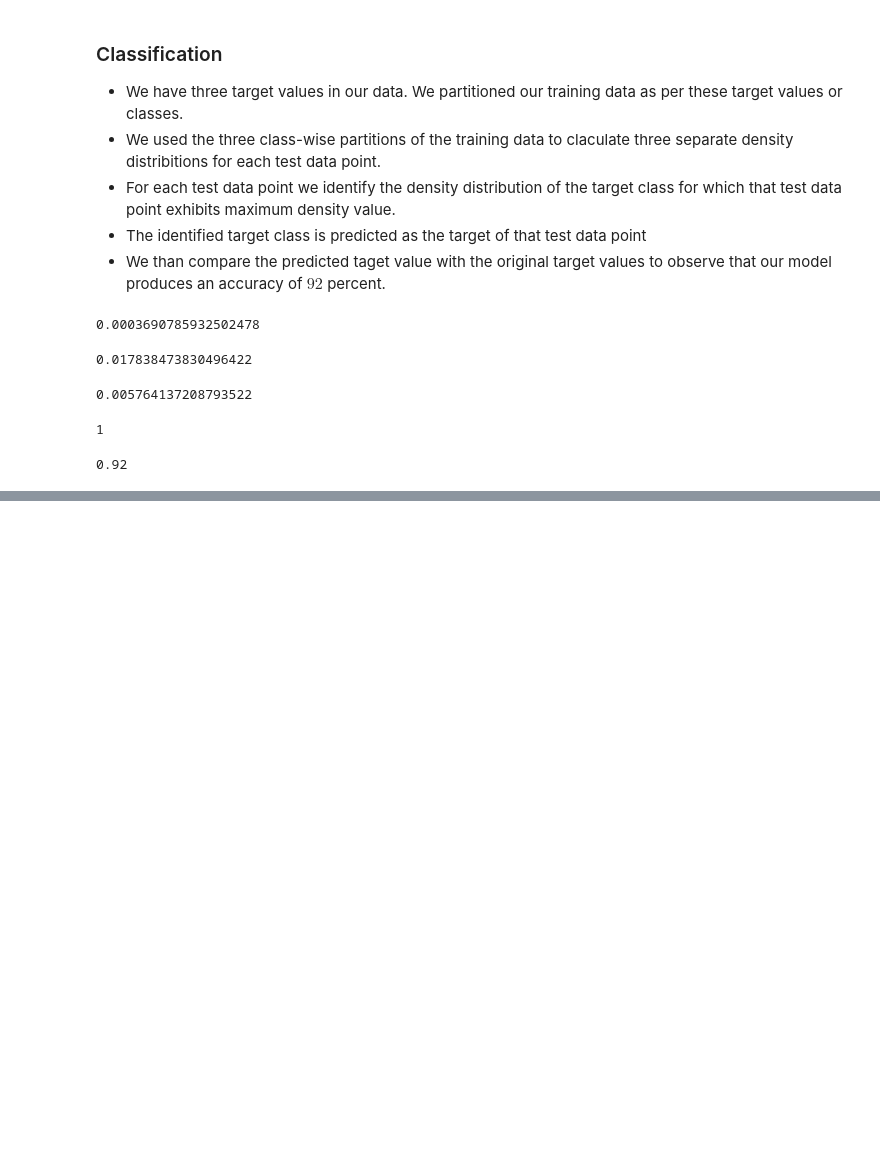
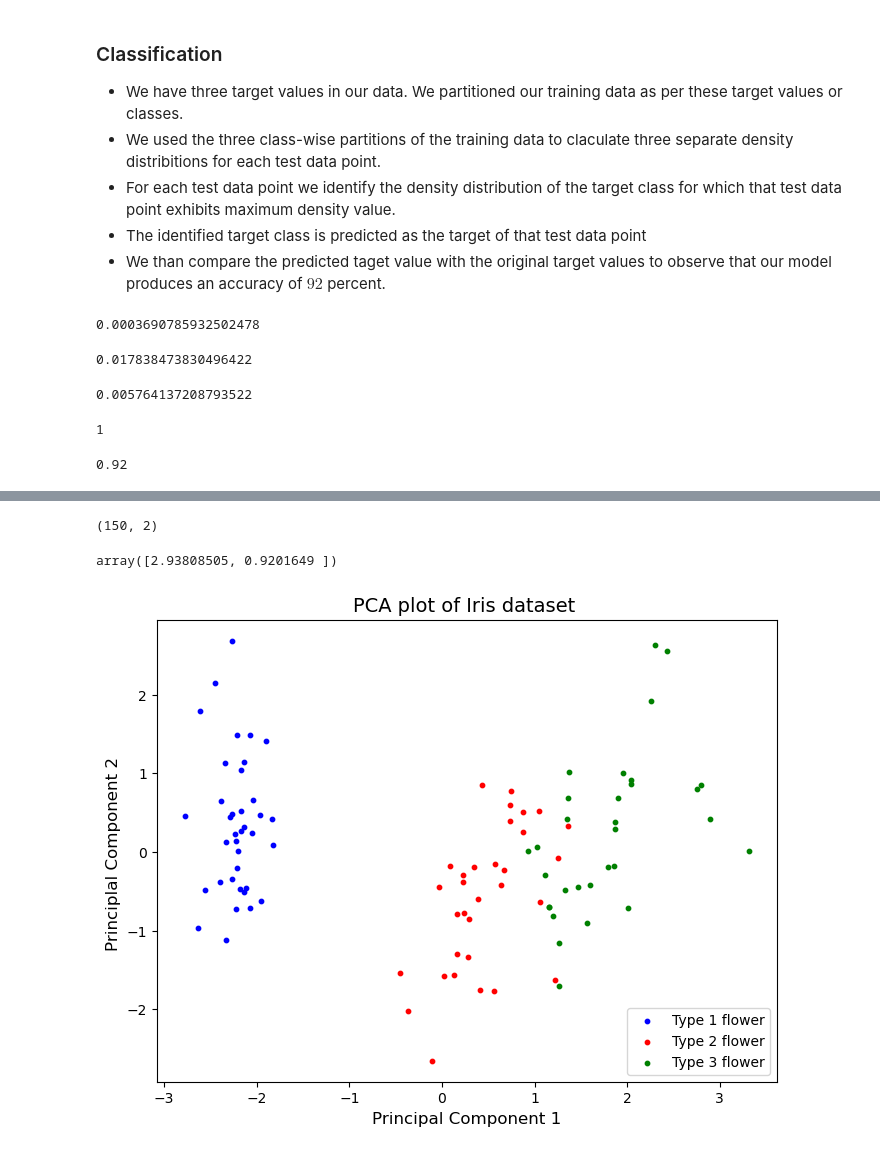
Before and after one commit to Shardakorba/kernel_density_estimation, a Jupyter notebook: KDE_iris_data.ipynb, the cells around one changed output, grey strips where cells are left out. Saved outputs shown, nothing was run; the diff lists cells and outputs as text; code cells hidden in the pictures; blank space fills up the shorter version.

```diff
--- a/KDE_iris_data.ipynb
+++ b/KDE_iris_data.ipynb
@@ -195,0 +214,2 @@ np.sum(np.array(predicted_classes)==target_test)/len(target_test)
+# %%
+scaled_data = scaler.transform(data)
@@ -195,0 +240,28 @@ np.sum(np.array(predicted_classes)==target_test)/len(target_test)
+# %%
+pca = PCA(n_components =2)
+# %%
+data_pca=pca.fit_transform(scaled_data)
+# %%
+data_pca.shape
+# %% [output]
+(150, 2)
+# %%
+data_pca_train=data_pca[:100]
+data_pca_test=data_pca[100:]
+# %%
+pca.explained_variance_
+# %% [output]
+array([2.93808505, 0.9201649 ])
+# %%
+plt.figure(figsize=(8,6))
+color_list=["b","r","g"]
+legend_list=["Type 1 flower", "Type 2 flower", "Type 3 flower"]
+for i in range(len(np.unique(target_train))):
+    plt.scatter(data_pca_train[:,0][np.where(target_train==i)],data_pca_train[:,1][np.where(target_train==i)], s=10, c=color_list[i])
+plt.legend(legend_list, fontsize=10, loc='lower right')
+plt.xlabel("Principal Component 1",fontsize=12)
+plt.ylabel("Principlal Component 2 ",fontsize=12)
+plt.title("PCA plot of Iris dataset ",fontsize=14)
+plt.savefig("iris_pca.png", dpi=600)
+# %% [output]
+[figure, added]
```
Also changed, not shown: parts of 50 cells of this notebook.
